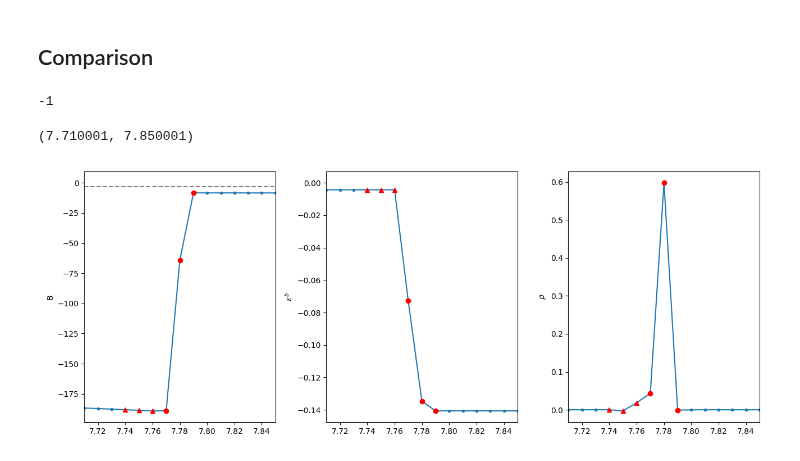
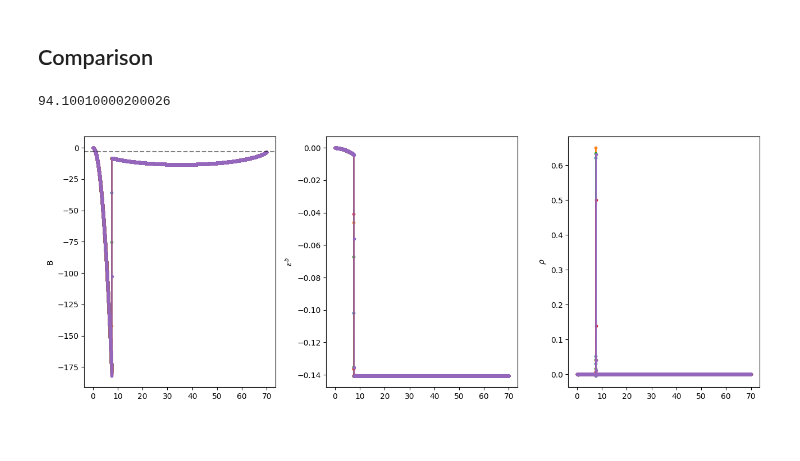
Before and after one commit to LoreCip/LQG-BH-Collapse, a Jupyter notebook: PostProcessing/TailMass.ipynb, the cells around one changed output. Saved outputs shown, nothing was run; the diff lists cells and outputs as text; code cells hidden in the pictures.

```diff
--- a/PostProcessing/TailMass.ipynb
+++ b/PostProcessing/TailMass.ipynb
@@ -175,38 +175,37 @@ with warnings.catch_warnings():
 #     B = np.loadtxt(path + f'/m{m}_dx{dx}_xMax70.0_tf400.0_r05.0_a013.3/outputs/B.dat', max_rows=mr)
 #     E = np.loadtxt(path + f'/m{m}_dx{dx}_xMax70.0_tf400.0_r05.0_a013.3/outputs/E.dat', max_rows=mr)
 # %%
-ii = -1
+ii = -100
 
 
 fig, axs = plt.subplots(1, 3, figsize = (13,5), sharex = True)
 
-for idx in [ii]:# range(ii,ii+2):
+for idx in range(ii,ii+50, 10):
     idx_MAX = sg.find_peaks(r[idx, 10:], height=[1e-2], distance=2)[0][::-1]
 
     axs[0].plot(x[2:], B[idx, 2:], '.-', label = f"OG")
     axs[1].plot(x, E[idx, :], '.-', label = f"OG")
     axs[2].plot(x[10:], r[idx, 10:], '.-', label = f"{idx}")
 
-    axs[0].plot(x[int(10+idx_MAX-1):int(10+idx_MAX+2)], B[idx, int(10+idx_MAX-1):int(10+idx_MAX+2)], 'ro')
-    axs[1].plot(x[int(10+idx_MAX-1):int(10+idx_MAX+2)], E[idx, int(10+idx_MAX-1):int(10+idx_MAX+2)], 'ro')
-    axs[2].plot(x[int(10+idx_MAX-1):int(10+idx_MAX+2)], r[idx, int(10+idx_MAX-1):int(10+idx_MAX+2)], 'ro')
-    axs[0].plot(x[int(10+idx_MAX-4):int(10+idx_MAX-1)], B[idx, int(10+idx_MAX-4):int(10+idx_MAX-1)], 'r^')
-    axs[1].plot(x[int(10+idx_MAX-4):int(10+idx_MAX-1)], E[idx, int(10+idx_MAX-4):int(10+idx_MAX-1)], 'r^')
-    axs[2].plot(x[int(10+idx_MAX-4):int(10+idx_MAX-1)], r[idx, int(10+idx_MAX-4):int(10+idx_MAX-1)], 'r^')
+    # axs[0].plot(x[int(10+idx_MAX-1):int(10+idx_MAX+2)], B[idx, int(10+idx_MAX-1):int(10+idx_MAX+2)], 'ro')
+    # axs[1].plot(x[int(10+idx_MAX-1):int(10+idx_MAX+2)], E[idx, int(10+idx_MAX-1):int(10+idx_MAX+2)], 'ro')
+    # axs[2].plot(x[int(10+idx_MAX-1):int(10+idx_MAX+2)], r[idx, int(10+idx_MAX-1):int(10+idx_MAX+2)], 'ro')
+    # axs[0].plot(x[int(10+idx_MAX-4):int(10+idx_MAX-1)], B[idx, int(10+idx_MAX-4):int(10+idx_MAX-1)], 'r^')
+    # axs[1].plot(x[int(10+idx_MAX-4):int(10+idx_MAX-1)], E[idx, int(10+idx_MAX-4):int(10+idx_MAX-1)], 'r^')
+    # axs[2].plot(x[int(10+idx_MAX-4):int(10+idx_MAX-1)], r[idx, int(10+idx_MAX-4):int(10+idx_MAX-1)], 'r^')
 
 axs[0].set_ylabel(r"B")
 axs[1].set_ylabel(r"$\epsilon^b$")
 axs[2].set_ylabel(r"$\rho$")
 
 axs[0].axhline(-np.pi, color='k', ls = '--', alpha = 0.5)
 
 plt.tight_layout()
-print(idx)
+print(t[idx,0])
 # plt.legend();
 
 # axs[0].set_ylim(-np.pi*1.01, -np.pi*0.98)
-plt.xlim(x[int(10+idx_MAX[0]-7)],  x[int(10+idx_MAX[0]+7)])
+# plt.xlim(x[int(10+idx_MAX[0]-15)],  x[int(10+idx_MAX[0]+7)])
 # %% [output]
--1
+94.10010000200026
-(7.710001, 7.850001)
-[figure, old version]
+[figure, new version]
```
Also changed, not shown: 9 other files.
